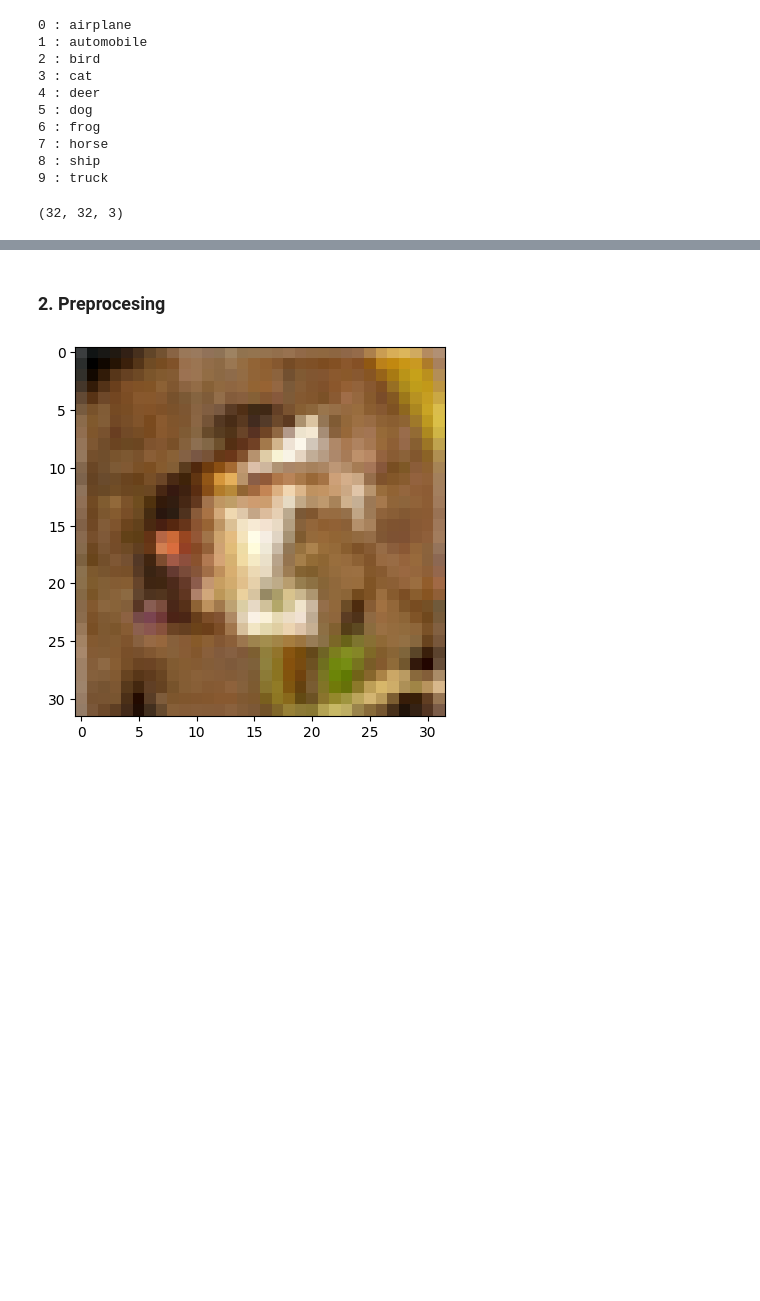
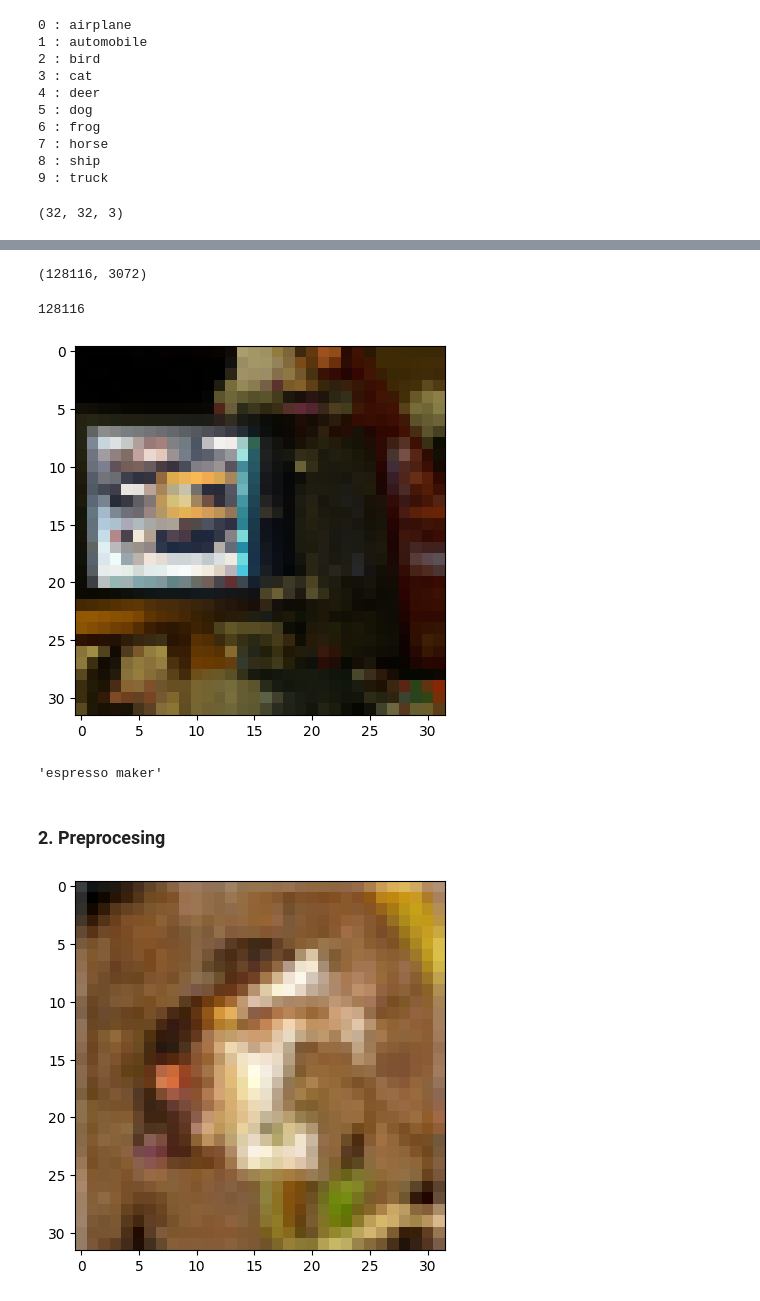
Before and after one commit to Bronomor/HashMaster, a Jupyter notebook: 3.cuLSH/cuLSH.ipynb, the cells around one changed output, grey strips where cells are left out. Cells and saved outputs as stored; diff of their text form; code cells hidden in the pictures; blank space fills up the shorter version.

```diff
--- a/3.cuLSH/cuLSH.ipynb
+++ b/3.cuLSH/cuLSH.ipynb
@@ -139,0 +145,29 @@ array([[[ 59,  62,  63],
+# %%
+def unpickle(file):
+    with open(file, 'rb') as fo:
+        dict = cPickle.load(fo)
+    return dict
+# %%
+def load_databatch(data_folder, idx, img_size=32):
+    data_file = os.path.join(data_folder, 'train_data_batch_')
+
+    dict_ = unpickle(data_file + str(idx))
+
+    images = dict_['data']
+    labels = dict_['labels']
+
+    ## images_without_mean = dict_['mean']   ??? check is there are better results or not
+
+    return images, labels
+# %%
+images2, labels2 = load_databatch(IMAGENET_PATH, 1)
+# %%
+images2.shape
+# %% [output]
+(128116, 3072)
+# %%
+len(labels2)
+# %% [output]
+128116
+# %%
+HN_example_image = np.reshape(images2[1], (3, 32, 32)).T
@@ -140,2 +176,12 @@ array([[[ 59,  62,  63],
+# %%
+from matplotlib import pyplot as plt
+plt.imshow(HN_example_image, interpolation='nearest')
+plt.show()
+# %% [output]
+[figure, added]
+# %%
+HN_exmaple_label
+# %% [output]
+'espresso maker'
 # %% [markdown]
 ### 2. Preprocesing
```
Also changed, not shown: parts of 44 cells of this notebook, 3 other files.
